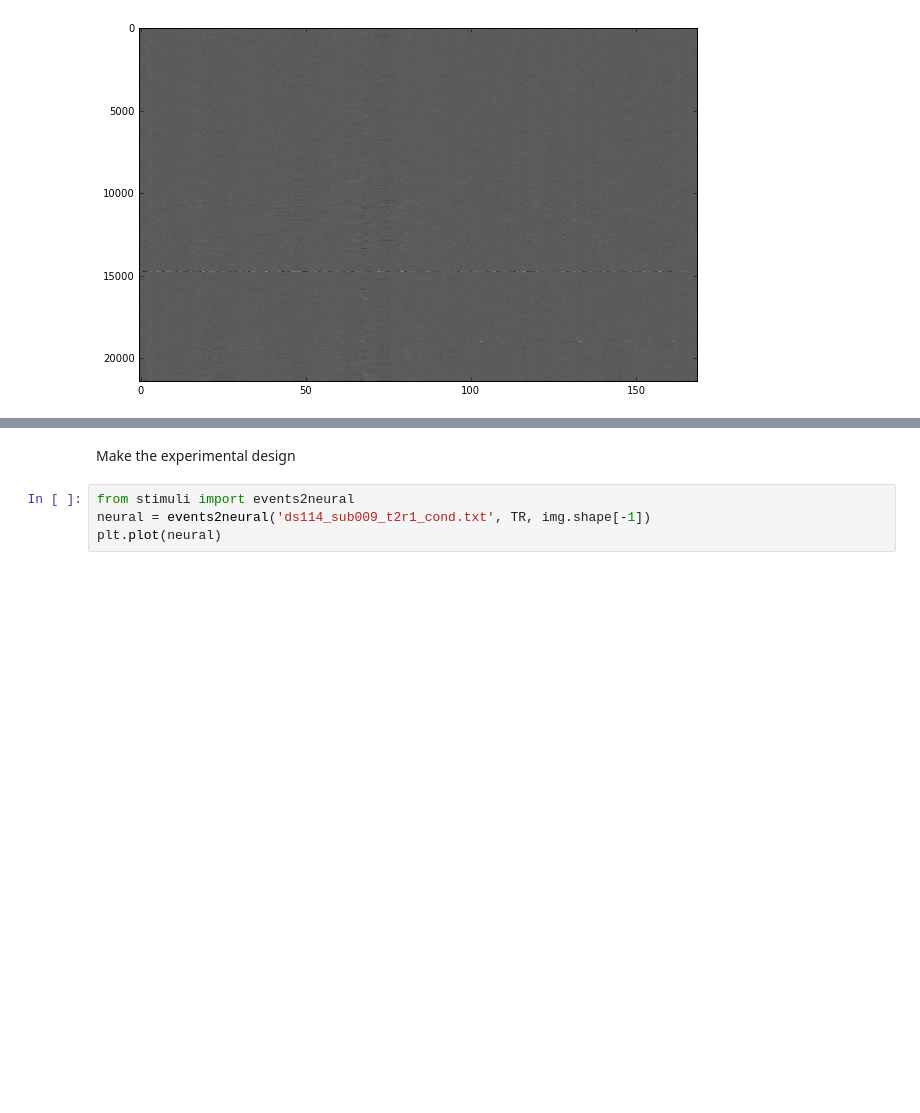
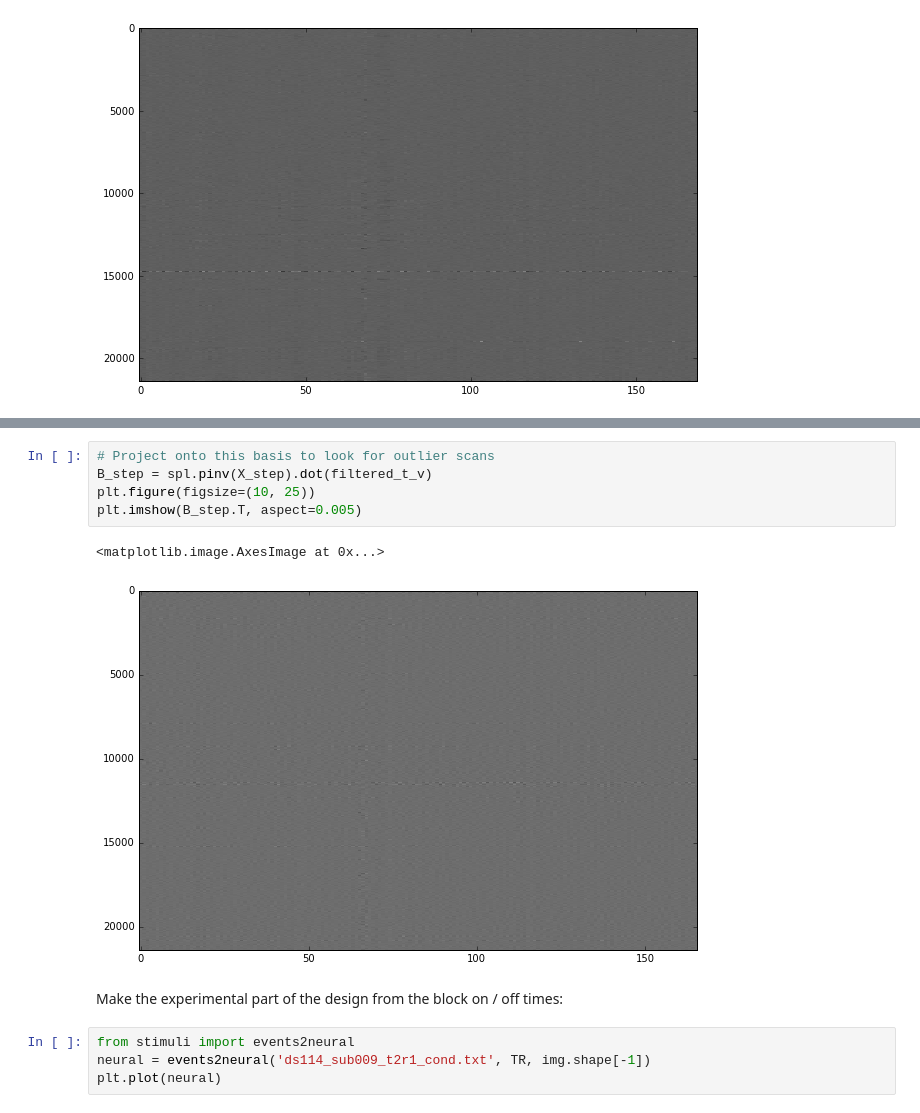
Before and after one commit to matthew-brett/consden, a Jupyter notebook: sparse_brain.ipynb, the cells around one changed output, grey strips where cells are left out. Saved outputs shown, nothing was run; the diff lists cells and outputs as text; blank space fills up the shorter version.

```diff
--- a/sparse_brain.ipynb
+++ b/sparse_brain.ipynb
@@ -161,5 +175,13 @@ plt.legend()
+# %%
+# Project onto this basis to look for outlier scans
+B_step = spl.pinv(X_step).dot(filtered_t_v)
+plt.figure(figsize=(10, 25))
+plt.imshow(B_step.T, aspect=0.005)
+# %% [output]
+<matplotlib.image.AxesImage at 0x...>
+[figure, added]
 # %% [markdown]
-Make the experimental design
+Make the experimental part of the design from the block on / off times:
 # %%
 from stimuli import events2neural
 neural = events2neural('ds114_sub009_t2r1_cond.txt', TR, img.shape[-1])
```
Also changed, not shown: parts of 13 cells of this notebook.
